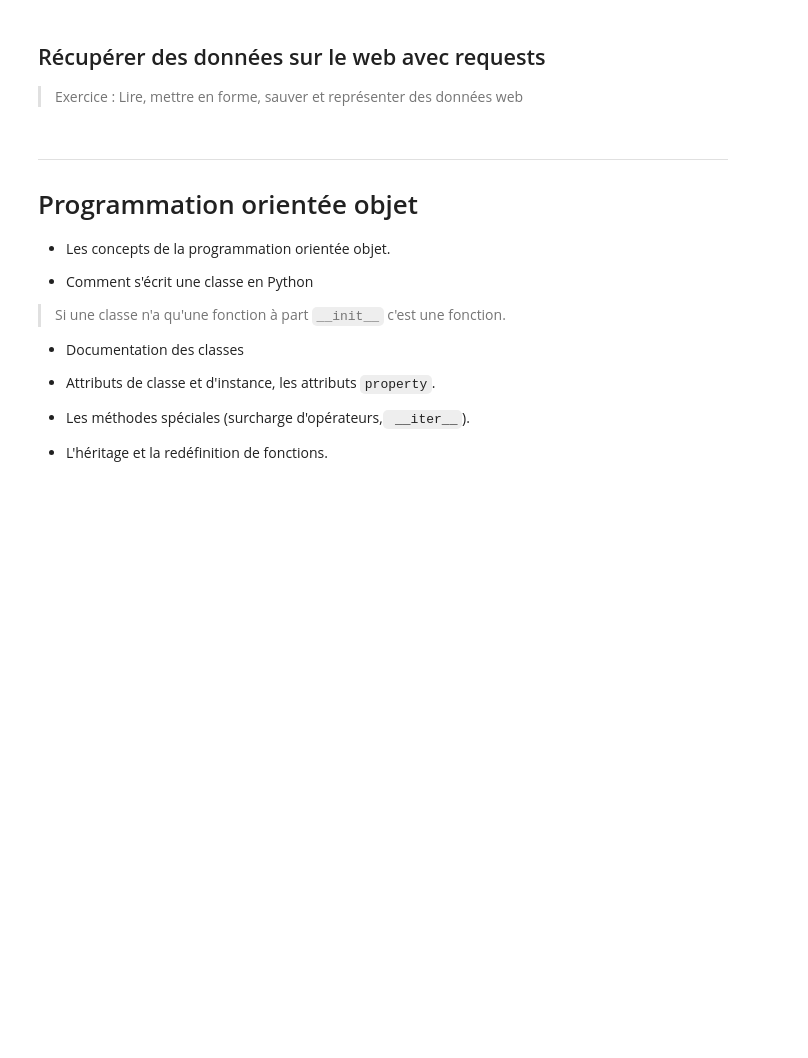
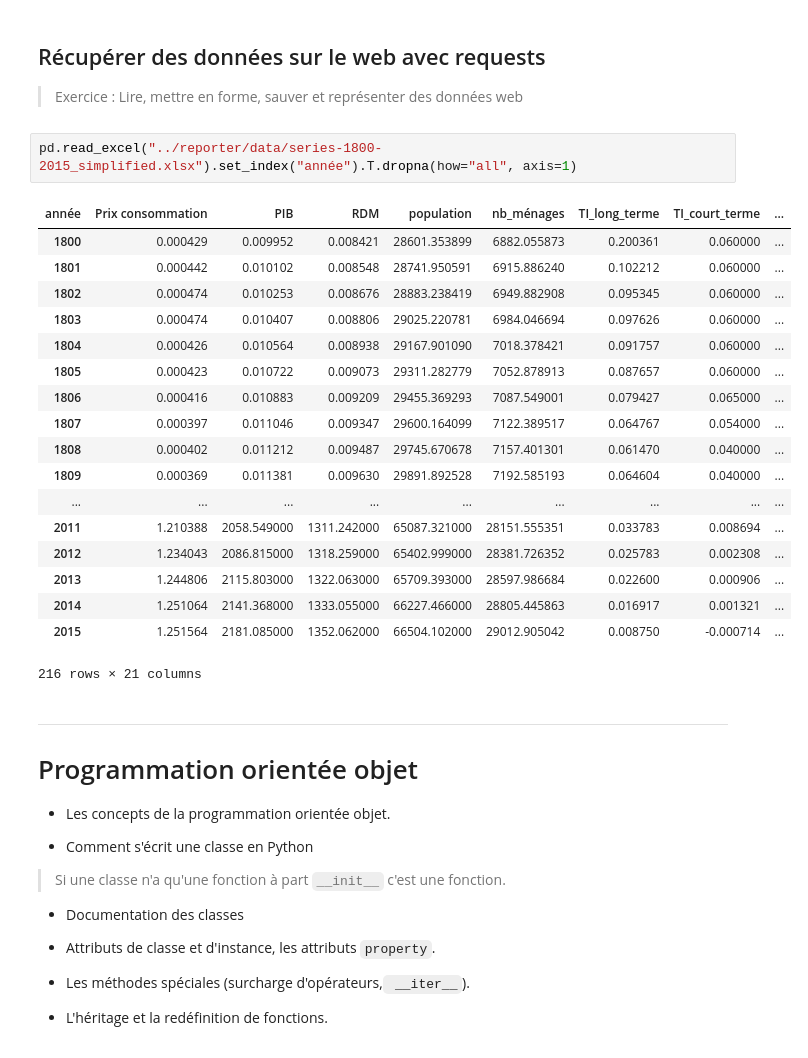
Before and after one commit to glyg/learn_python, a Jupyter notebook: Notes.ipynb, the cells around one changed output. Drawn from its saved outputs; the diff is of its cells as text; blank space fills up the shorter version.

```diff
--- a/Notes.ipynb
+++ b/Notes.ipynb
@@ -378,6 +378,27 @@ import matplotlib.pyplot as plt
 ## Récupérer des données sur le web avec requests
 
 > Exercice : Lire, mettre en forme, sauver et représenter des données web
+# %%
+pd.read_excel("../reporter/data/series-1800-2015_simplified.xlsx").set_index("année").T.dropna(how="all", axis=1)
+# %% [output]
+| année | Prix consommation | PIB | RDM | population | nb_ménages | TI_long_terme | TI_court_terme | ... |
+| 1800 | 0.000429 | 0.009952 | 0.008421 | 28601.353899 | 6882.055873 | 0.200361 | 0.060000 | ... |
+| 1801 | 0.000442 | 0.010102 | 0.008548 | 28741.950591 | 6915.886240 | 0.102212 | 0.060000 | ... |
+| 1802 | 0.000474 | 0.010253 | 0.008676 | 28883.238419 | 6949.882908 | 0.095345 | 0.060000 | ... |
+| 1803 | 0.000474 | 0.010407 | 0.008806 | 29025.220781 | 6984.046694 | 0.097626 | 0.060000 | ... |
+| 1804 | 0.000426 | 0.010564 | 0.008938 | 29167.901090 | 7018.378421 | 0.091757 | 0.060000 | ... |
+| 1805 | 0.000423 | 0.010722 | 0.009073 | 29311.282779 | 7052.878913 | 0.087657 | 0.060000 | ... |
+| 1806 | 0.000416 | 0.010883 | 0.009209 | 29455.369293 | 7087.549001 | 0.079427 | 0.065000 | ... |
+| 1807 | 0.000397 | 0.011046 | 0.009347 | 29600.164099 | 7122.389517 | 0.064767 | 0.054000 | ... |
+| 1808 | 0.000402 | 0.011212 | 0.009487 | 29745.670678 | 7157.401301 | 0.061470 | 0.040000 | ... |
+| 1809 | 0.000369 | 0.011381 | 0.009630 | 29891.892528 | 7192.585193 | 0.064604 | 0.040000 | ... |
+| ... | ... | ... | ... | ... | ... | ... | ... | ... |
+| 2011 | 1.210388 | 2058.549000 | 1311.242000 | 65087.321000 | 28151.555351 | 0.033783 | 0.008694 | ... |
+| 2012 | 1.234043 | 2086.815000 | 1318.259000 | 65402.999000 | 28381.726352 | 0.025783 | 0.002308 | ... |
+| 2013 | 1.244806 | 2115.803000 | 1322.063000 | 65709.393000 | 28597.986684 | 0.022600 | 0.000906 | ... |
+| 2014 | 1.251064 | 2141.368000 | 1333.055000 | 66227.466000 | 28805.445863 | 0.016917 | 0.001321 | ... |
+| 2015 | 1.251564 | 2181.085000 | 1352.062000 | 66504.102000 | 29012.905042 | 0.008750 | -0.000714 | ... |
+216 rows × 21 columns
 # %% [markdown]
 <hr/>
 
```
